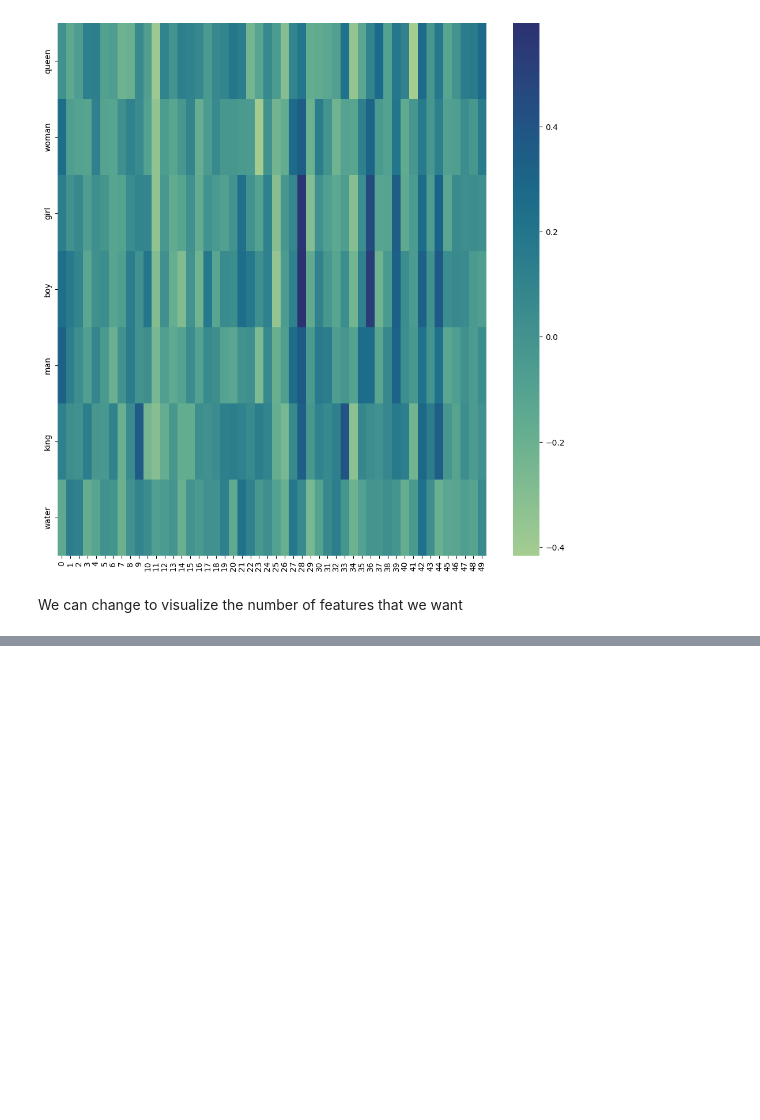
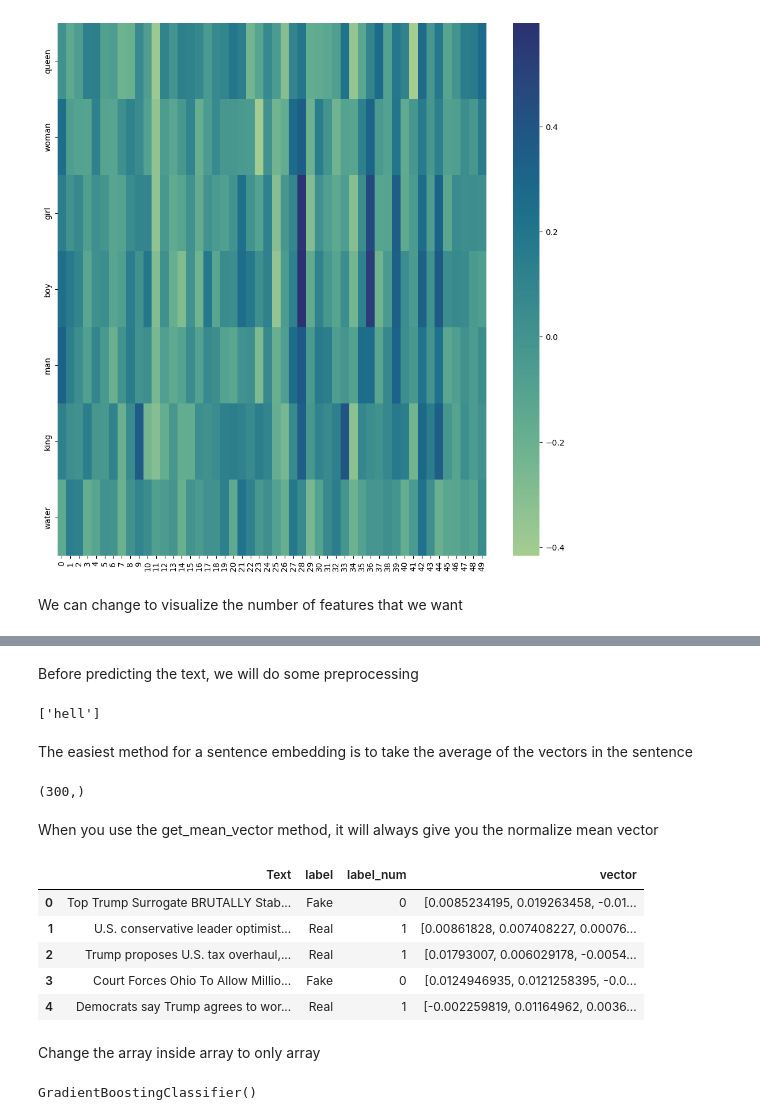
Before and after one commit to volam1311/Data-Science-learning-, a Jupyter notebook: NLP/word2v.ipynb, the cells around one changed output, grey strips where cells are left out. Saved outputs shown, nothing was run; the diff lists cells and outputs as text; code cells hidden in the pictures; blank space fills up the shorter version.

Commit message:
Using gensim for text classification

```diff
--- a/NLP/word2v.ipynb
+++ b/NLP/word2v.ipynb
@@ -137,0 +197,7 @@ We can change to visualize the number of features that we want
+# %%
+df['label_num'] = df['label'].map(
+    {
+        "Fake":0,
+        "Real":1
+    }
+)
@@ -137,0 +213,21 @@ We can change to visualize the number of features that we want
+# %% [markdown]
+Before predicting the text, we will do some preprocessing
+# %%
+import spacy
+nlp = spacy.load('en_core_web_lg')
+# %%
+def preprocess_and_vectorize(text):
+    doc = nlp(text)
+    filtered_token = []
+    for token in doc:
+        if token.is_punct or token.is_stop:
+            continue
+        filtered_token.append(token.lemma_)
+
+    return wv.get_mean_vector(filtered_token)
+# %%
+preprocess_and_vectorize('What the hell is that')
+# %% [output]
+['hell']
+# %% [markdown]
+The easiest method for a sentence embedding is to take the average of the vectors in the sentence
@@ -137,0 +236,17 @@ We can change to visualize the number of features that we want
+# %%
+v1.shape
+# %% [output]
+(300,)
+# %% [markdown]
+When you use the get_mean_vector method, it will always give you the normalize mean vector
+# %%
+df['vector'] = df['Text'].apply(lambda text: preprocess_and_vectorize(text))
+# %%
+df.head()
+# %% [output]
+|  | Text | label | label_num | vector |
+| 0 | Top Trump Surrogate BRUTALLY Stab... | Fake | 0 | [0.0085234195, 0.019263458, -0.01... |
+| 1 | U.S. conservative leader optimist... | Real | 1 | [0.00861828, 0.007408227, 0.00076... |
+| 2 | Trump proposes U.S. tax overhaul,... | Real | 1 | [0.01793007, 0.006029178, -0.0054... |
+| 3 | Court Forces Ohio To Allow Millio... | Fake | 0 | [0.0124946935, 0.0121258395, -0.0... |
+| 4 | Democrats say Trump agrees to wor... | Real | 1 | [-0.002259819, 0.01164962, 0.0036... |
@@ -137,0 +260,10 @@ We can change to visualize the number of features that we want
+# %% [markdown]
+Change the array inside array to only array
+# %%
+from sklearn.ensemble import GradientBoostingClassifier
+from sklearn.metrics import classification_report
+
+clf = GradientBoostingClassifier()
+clf.fit(x_train_2d,y_train)
+# %% [output]
+GradientBoostingClassifier()
```
Also changed, not shown: parts of 19 cells of this notebook, 1 other file.
